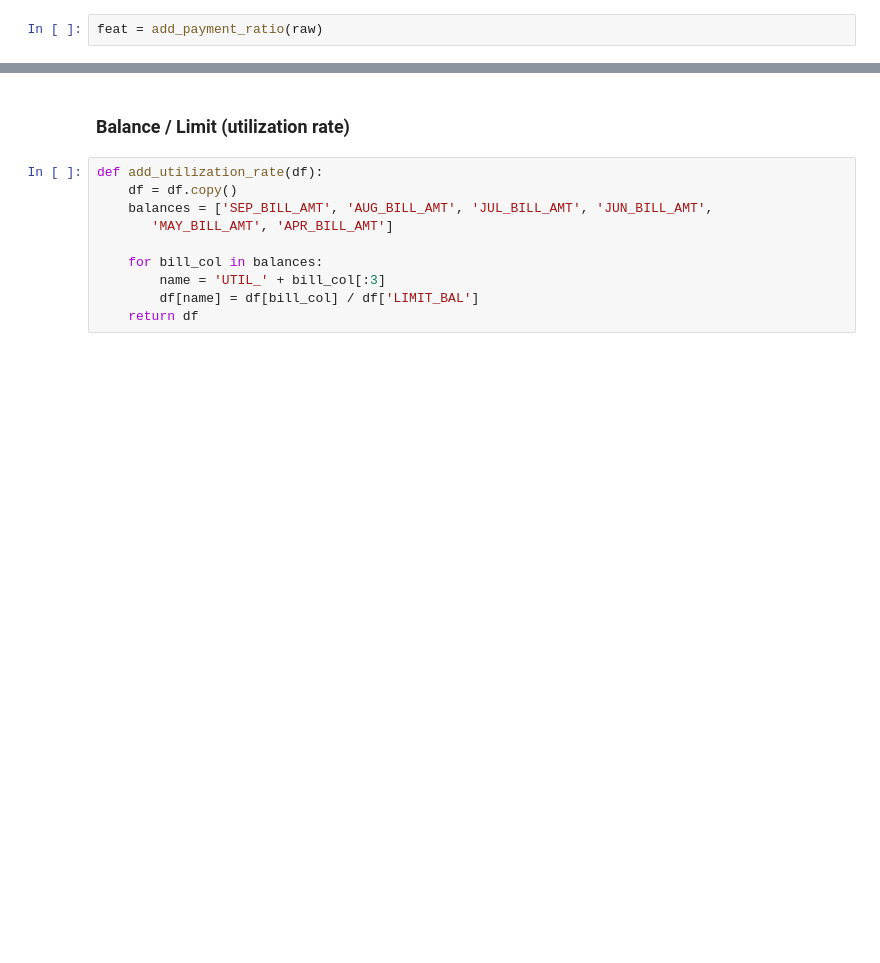
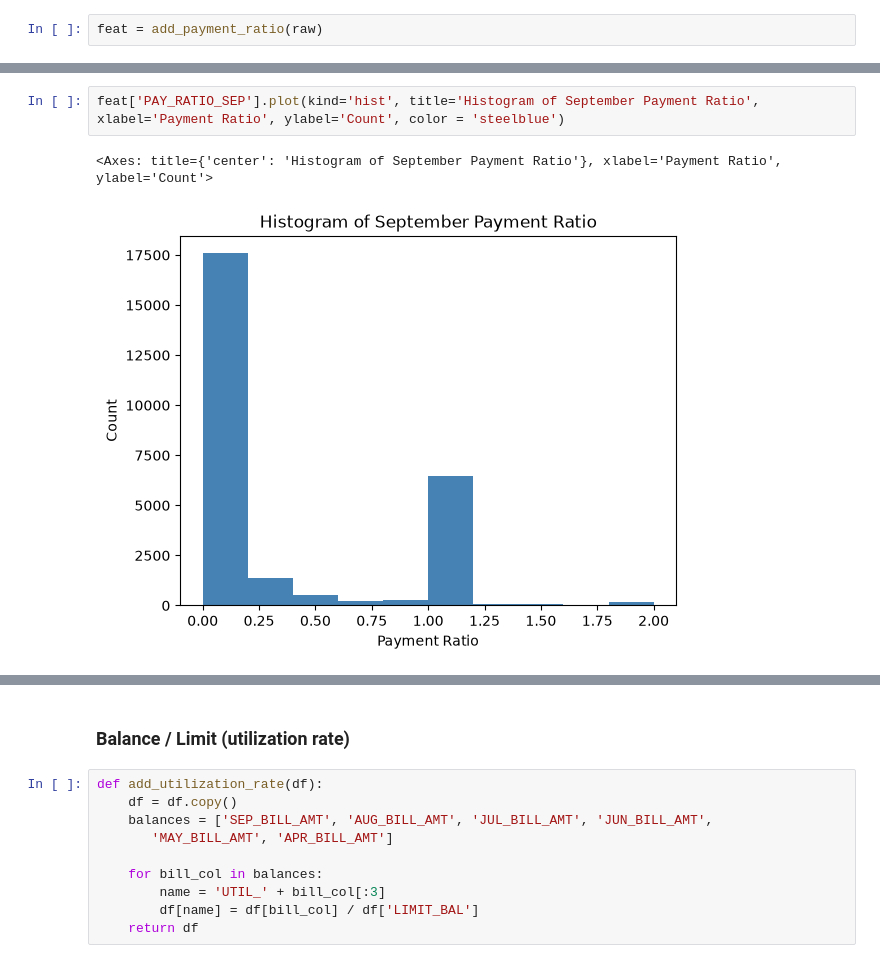
Before and after one commit to veronicakwon/predicting_credit_card_payment, a Jupyter notebook: notebooks/03_feature_engineering.ipynb, the cells around one changed output, grey strips where cells are left out. Saved outputs shown, nothing was run; the diff lists cells and outputs as text; blank space fills up the shorter version.

```diff
--- a/notebooks/03_feature_engineering.ipynb
+++ b/notebooks/03_feature_engineering.ipynb
@@ -90,0 +97,5 @@ feat = add_payment_ratio(raw)
+# %%
+feat['PAY_RATIO_SEP'].plot(kind='hist', title='Histogram of September Payment Ratio', xlabel='Payment Ratio', ylabel='Count', color = 'steelblue')
+# %% [output]
+<Axes: title={'center': 'Histogram of September Payment Ratio'}, xlabel='Payment Ratio', ylabel='Count'>
+[figure, added]
```
Also changed, not shown: parts of 12 cells of this notebook, 1 other file.
